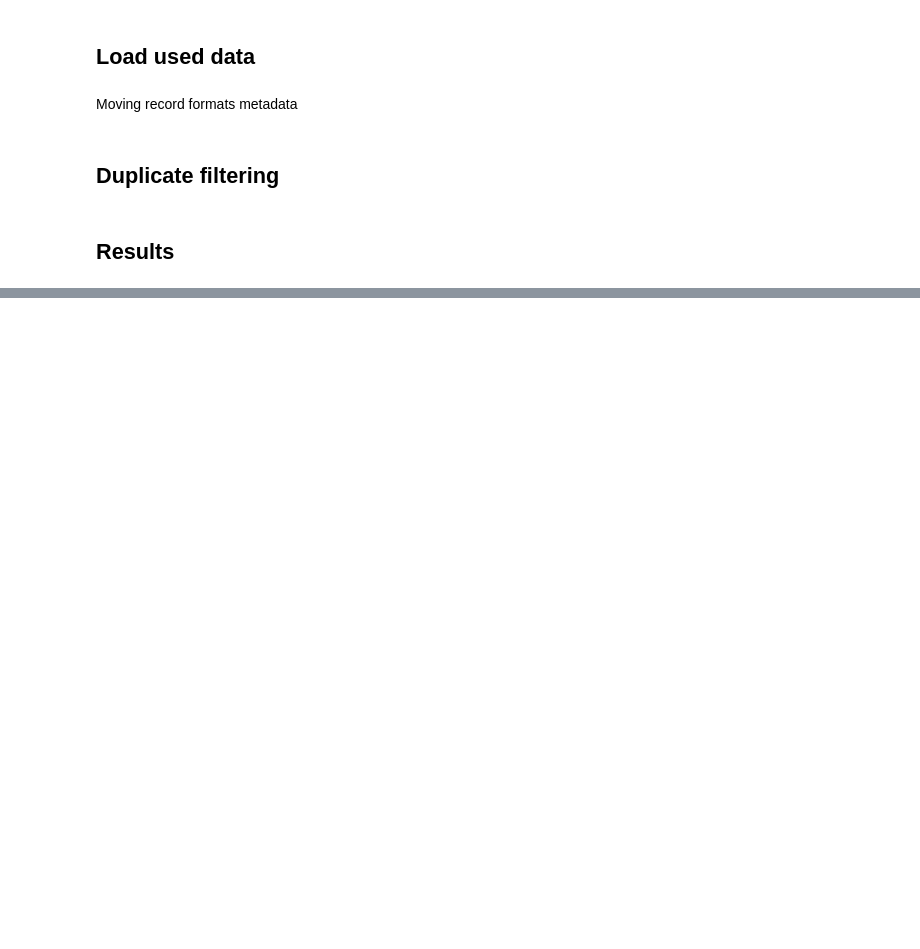
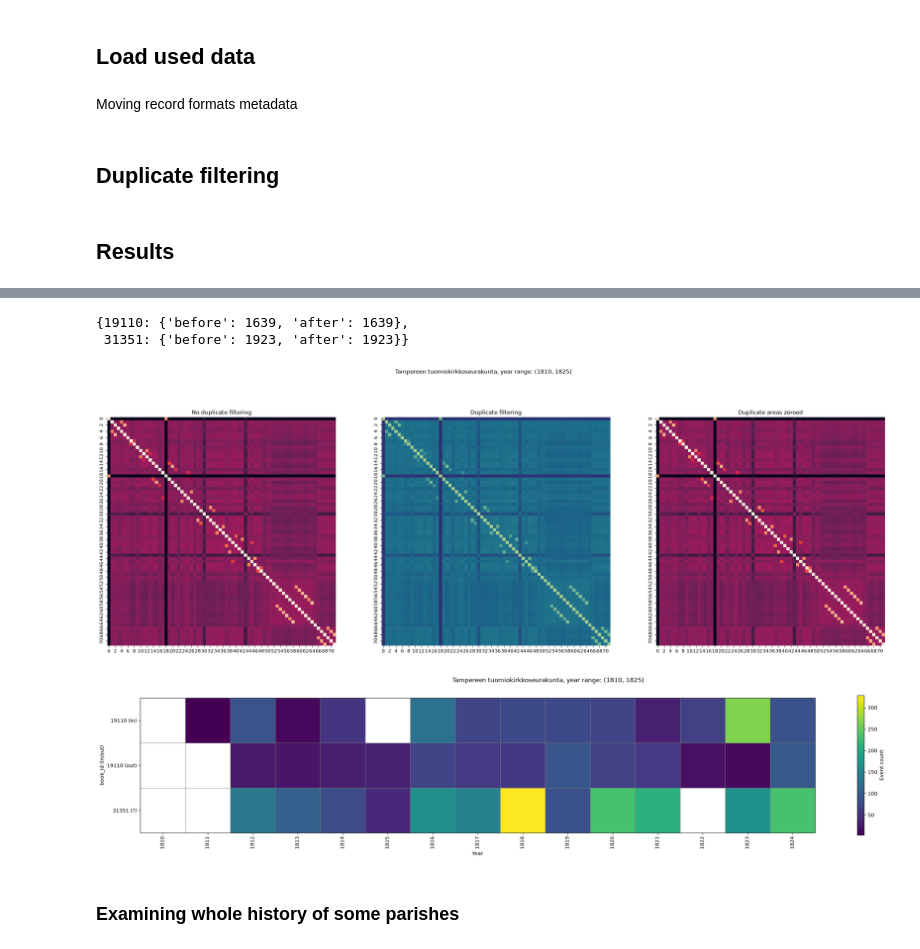
Before and after one commit to TurkuNLP/htr-hiski-alignment, a Jupyter notebook: extracting-migrations-overlap_discovery.ipynb, the cells around one changed output, grey strips where cells are left out. Drawn from its saved outputs; the diff is of its cells as text; code cells hidden in the pictures; blank space fills up the shorter version.

```diff
--- a/extracting-migrations-overlap_discovery.ipynb
+++ b/extracting-migrations-overlap_discovery.ipynb
@@ -269,0 +313,15 @@ migration_duplicate_filtering_before_after_counts(df, (1897, 1922))
+# %%
+df_tampereen_tuom = pd.read_json(
+    f"outputs/json/all_migration_events_parish_splits_duplicate_info/543_migration_events.jsonl",
+    lines=True
+)
+fig, axs = plot_migration_similarity_heatmaps(df_tampereen_tuom, "Tampereen tuomiokirkkoseurakunta", (1810, 1825))
+fig, axs = plot_book_year_event_heatmap(df_tampereen_tuom, "Tampereen tuomiokirkkoseurakunta", (1810, 1825))
+migration_duplicate_filtering_before_after_counts(df_tampereen_tuom, (1810, 1825))
+# %% [output]
+{19110: {'before': 1639, 'after': 1639},
+ 31351: {'before': 1923, 'after': 1923}}
+[figure, added]
+[figure, added]
+# %% [markdown]
+### Examining whole history of some parishes
```
Also changed, not shown: parts of 18 cells of this notebook.
